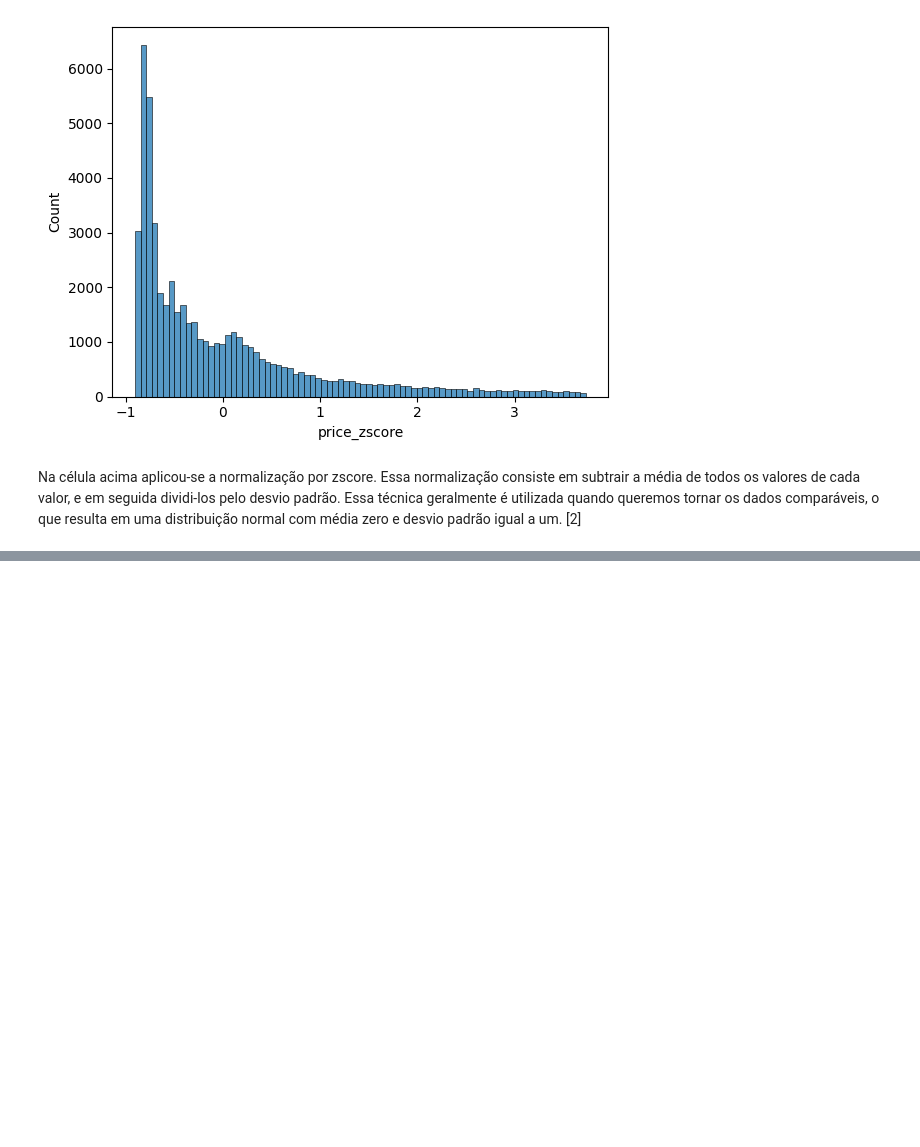
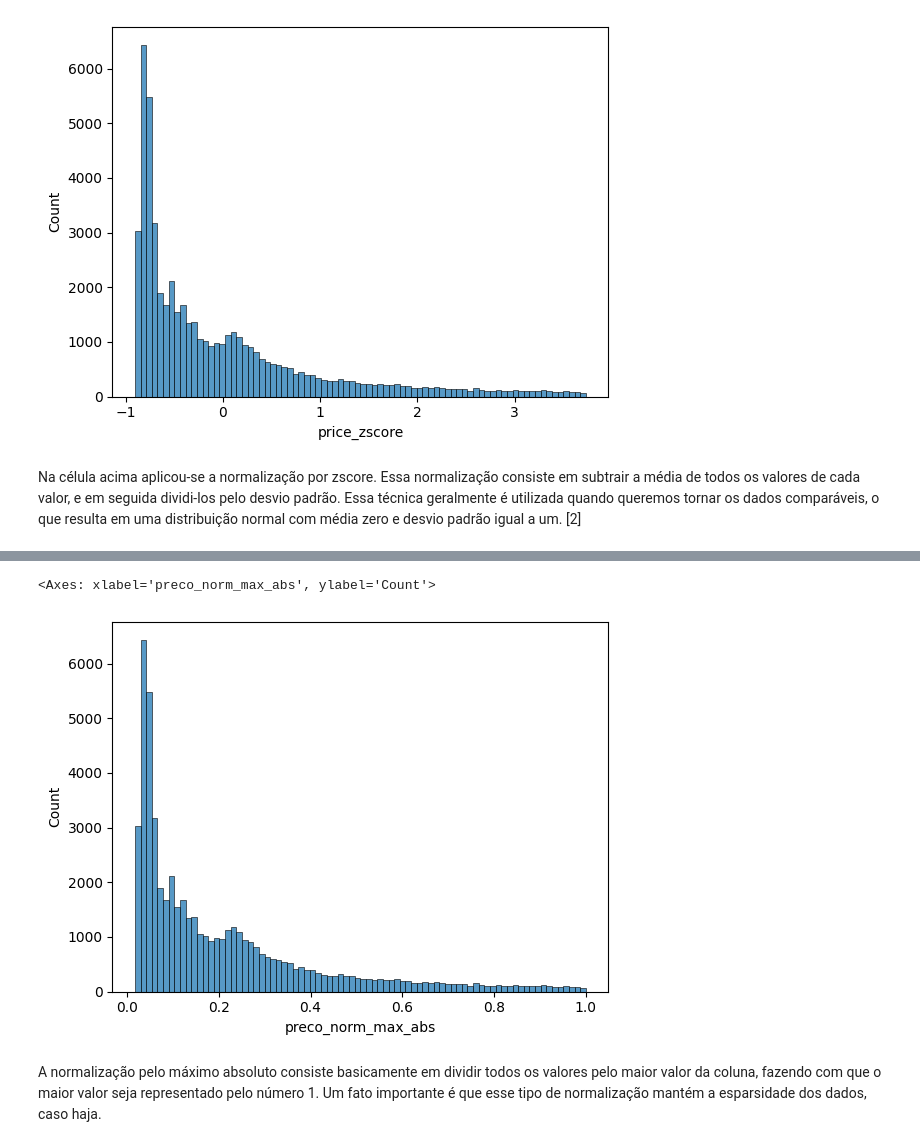
Before and after one commit to joseDavid23038/Aprendizado-de-M-quina, a Jupyter notebook: Dados 2/Dados 2.ipynb, the cells around one changed output, grey strips where cells are left out. Drawn from its saved outputs; the diff is of its cells as text; code cells hidden in the pictures; blank space fills up the shorter version.

```diff
--- a/Dados 2/Dados 2.ipynb
+++ b/Dados 2/Dados 2.ipynb
@@ -117,0 +137,6 @@ Outra normalização comumente utilizada para normalizar
+# %%
+maximo = diamantes['price'].max()
+
+diamantes['preco_norm_max_abs'] = diamantes['price'] / maximo
+
+print(diamantes['preco_norm_max_abs'])
@@ -117,0 +156,7 @@ Outra normalização comumente utilizada para normalizar
+# %%
+sbn.histplot(diamantes, x="preco_norm_max_abs", hue=None)
+# %% [output]
+<Axes: xlabel='preco_norm_max_abs', ylabel='Count'>
+[figure, added]
+# %% [markdown]
+A normalização pelo máximo absoluto consiste basicamente em dividir todos os valores pelo maior valor da coluna, fazendo com que o maior valor seja representado pelo número 1. Um fato importante é que esse tipo de normalização mantém a esparsidade dos dados, caso haja.
```
Also changed, not shown: parts of 8 cells of this notebook.
